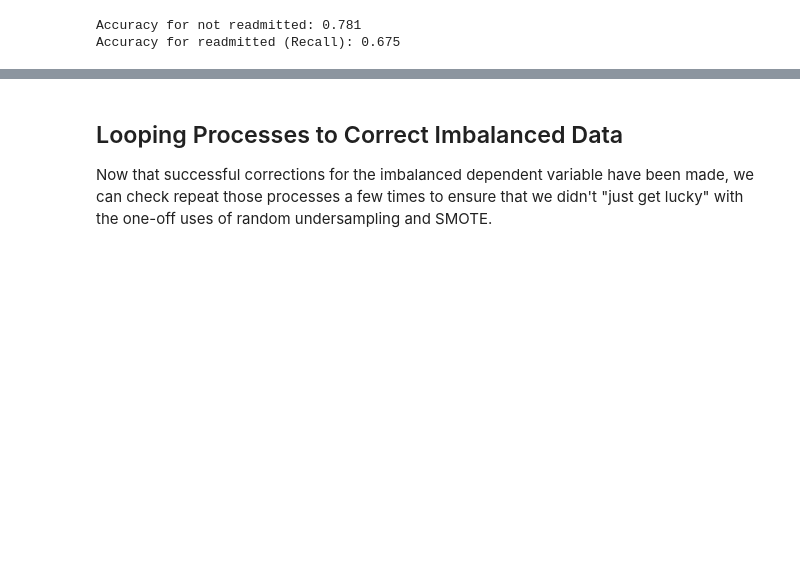
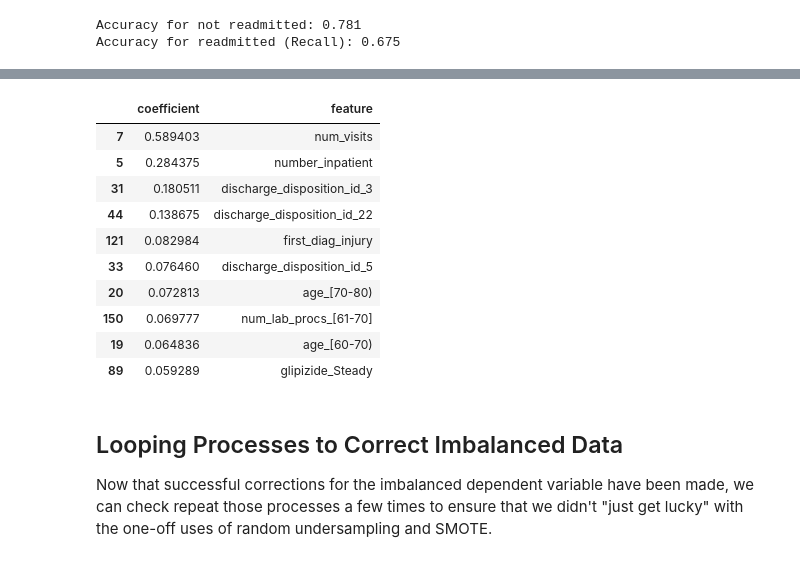
Before and after one commit to AOlden/sb-projects, a Jupyter notebook: diabetes_readmission/Diabetes_logistic_regression.ipynb, the cells around one changed output, grey strips where cells are left out. Saved outputs shown, nothing was run; the diff lists cells and outputs as text; code cells hidden in the pictures; blank space fills up the shorter version.

```diff
--- a/diabetes_readmission/Diabetes_logistic_regression.ipynb
+++ b/diabetes_readmission/Diabetes_logistic_regression.ipynb
@@ -345,3 +349,21 @@ The oversampling approach improved accuracy for both positive and negative cases
+# %%
+# feature evaluation for logistic regression
+logistic_coefs = clf_grid_best.coef_[0]
+logistic_coef_df = pd.DataFrame({'feature': features, 'coefficient': logistic_coefs})
+logistic_df = logistic_coef_df.sort_values('coefficient', ascending = False)
+logistic_df.head(10)
+# %% [output]
+|  | coefficient | feature |
+| 7 | 0.589403 | num_visits |
+| 5 | 0.284375 | number_inpatient |
+| 31 | 0.180511 | discharge_disposition_id_3 |
+| 44 | 0.138675 | discharge_disposition_id_22 |
+| 121 | 0.082984 | first_diag_injury |
+| 33 | 0.076460 | discharge_disposition_id_5 |
+| 20 | 0.072813 | age_[70-80) |
+| 150 | 0.069777 | num_lab_procs_[61-70] |
+| 19 | 0.064836 | age_[60-70) |
+| 89 | 0.059289 | glipizide_Steady |
 # %% [markdown]
 ## Looping Processes to Correct Imbalanced Data
 
```
Also changed, not shown: parts of 1 cell of this notebook, 1 other file.
